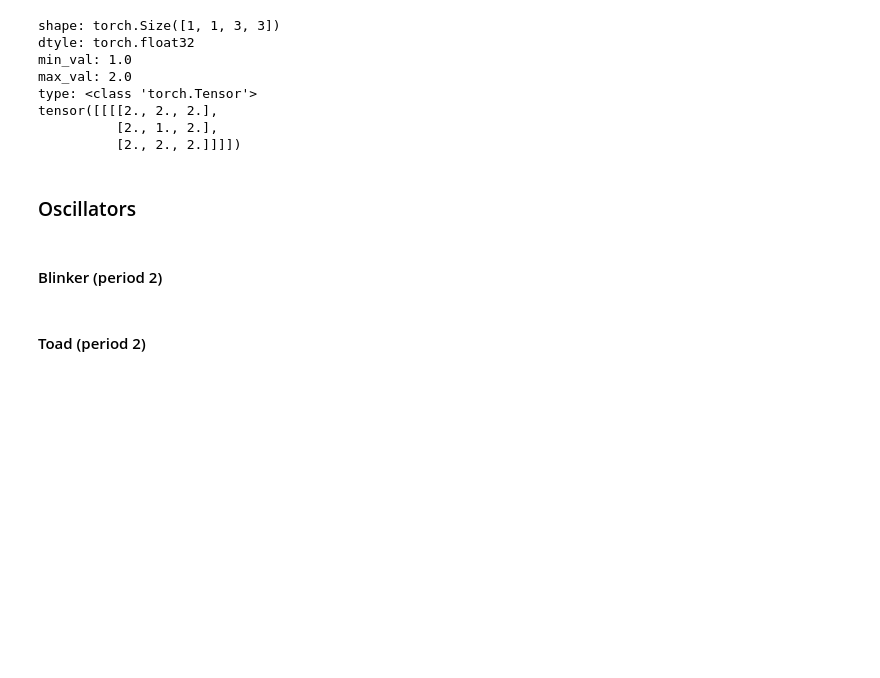
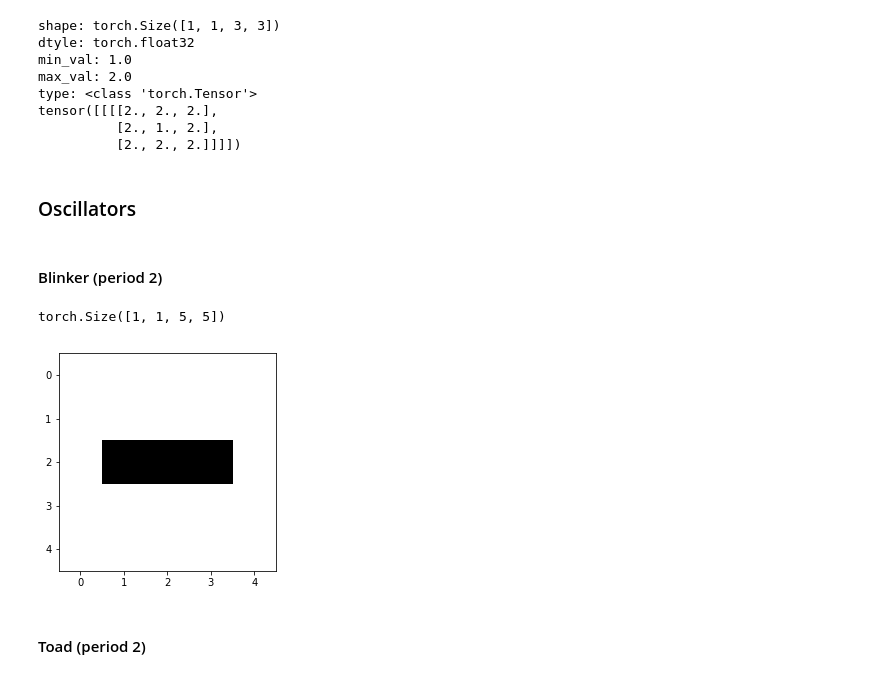
Before and after one commit to kechan/PyTorchPlayground, a Jupyter notebook: Conway's Game of Life PyTorch Implementation.ipynb, the cells around one changed output. Drawn from its saved outputs; the diff is of its cells as text; code cells hidden in the pictures; blank space fills up the shorter version.

```diff
--- a/Conway's Game of Life PyTorch Implementation.ipynb
+++ b/Conway's Game of Life PyTorch Implementation.ipynb
@@ -92,9 +109,14 @@ tensor([[[[2., 2., 2.],
 # %%
 x_5_5 = torch.zeros(5, 5)
 x_5_5[2,1] = 1
 x_5_5[2,2] = 1
 x_5_5[2,3] = 1
 
-x_5_5 = x_5_5[None, None, ...]
+x_5_5 = x_5_5[None, None, ...].to(dev)
 print(x_5_5.shape)
-plt.imshow(np.squeeze(x_5_5.numpy()), cmap='gray')
+plt.imshow(1-np.squeeze(x_5_5.numpy()), cmap='gray')
+
+a = x_5_5
+# %% [output]
+torch.Size([1, 1, 5, 5])
+[figure, added]
```
Also changed, not shown: parts of 21 cells of this notebook.
